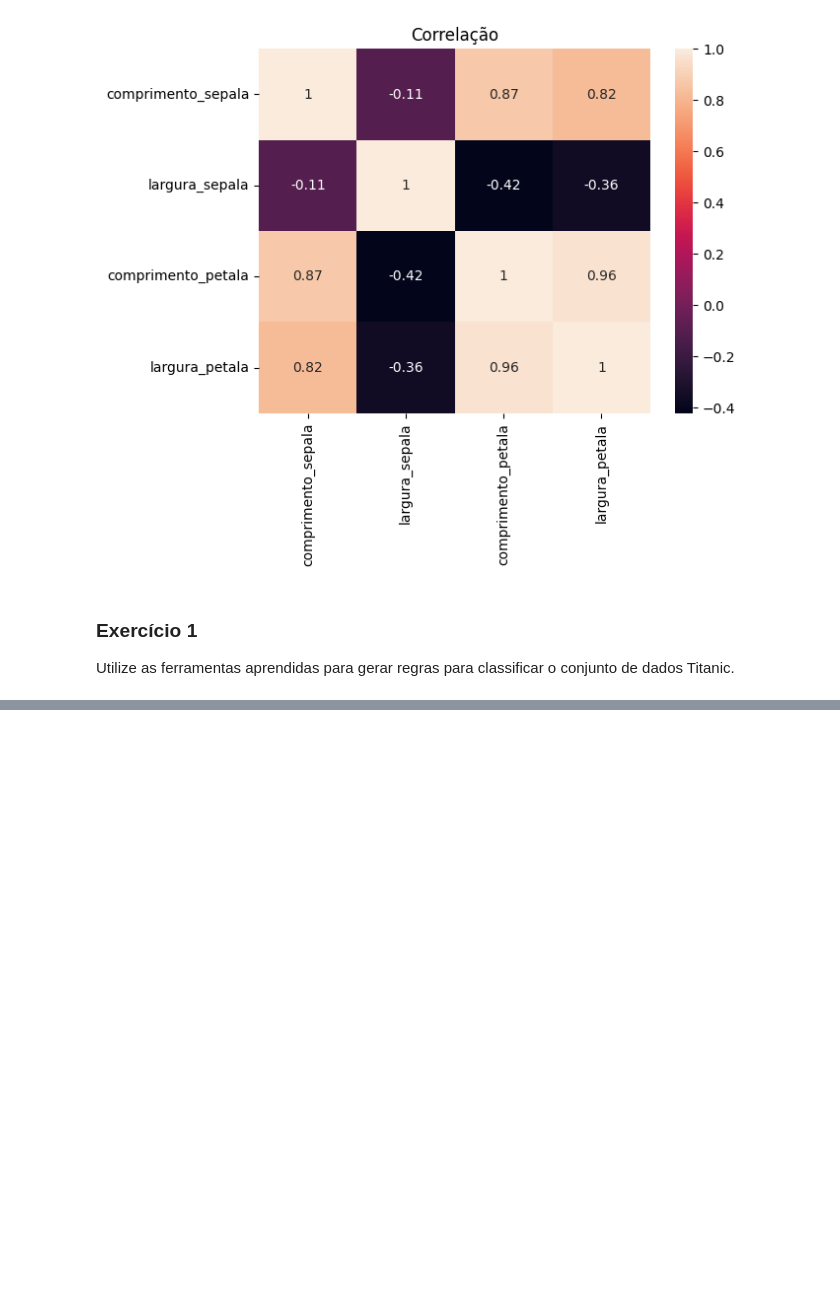
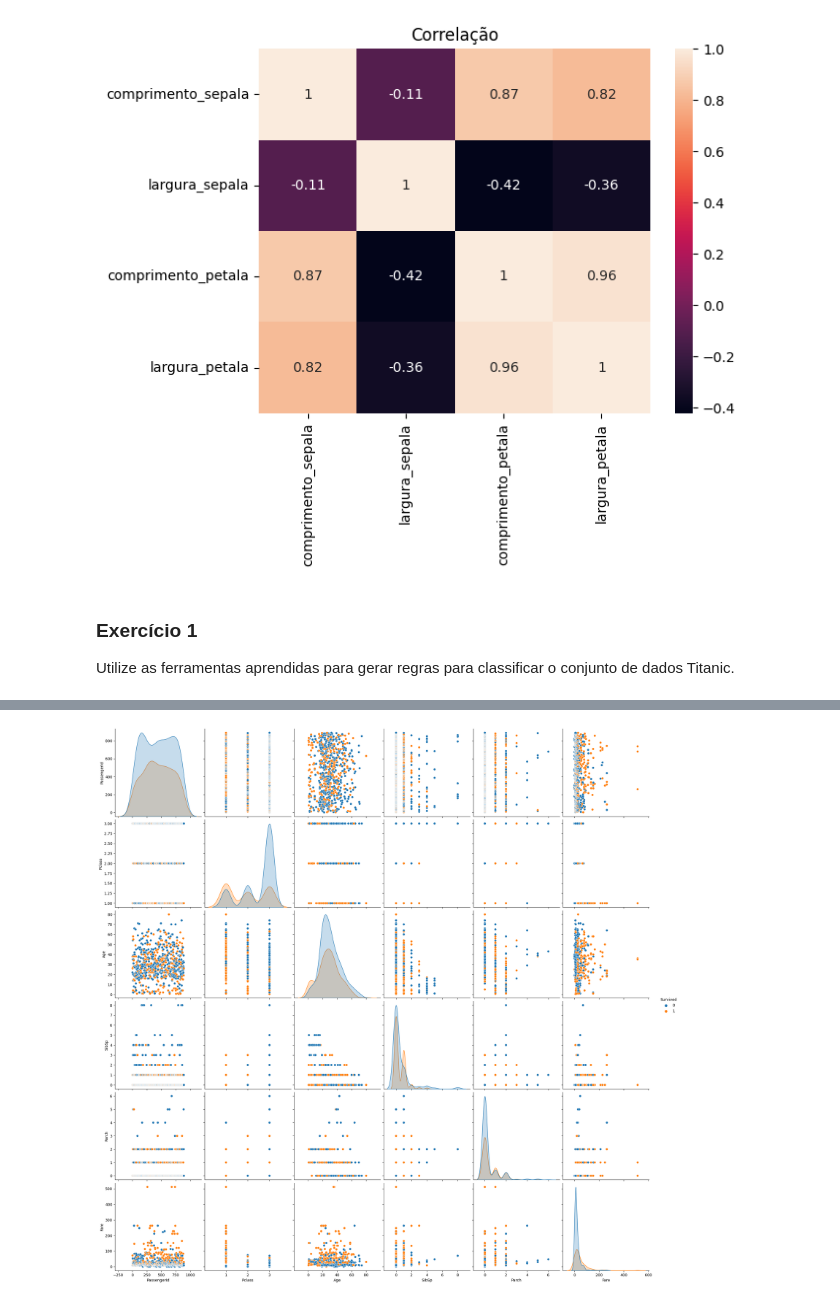
Before and after one commit to luadeprataart/Reconhecimento-de-Padroes, a Jupyter notebook: 03_Analise_Exploratoria.ipynb, the cells around one changed output, grey strips where cells are left out. Drawn from its saved outputs; the diff is of its cells as text; code cells hidden in the pictures; blank space fills up the shorter version.

```diff
--- a/03_Analise_Exploratoria.ipynb
+++ b/03_Analise_Exploratoria.ipynb
@@ -203,0 +249,11 @@ titanic = pd.read_csv('titanic.data')
+# %%
+import seaborn as sns
+import matplotlib.pyplot as plt
+
+# matriz de gráficos scatter
+sns.pairplot(titanic, hue='Survived', height=3.5); # size -> height
+
+# mostra o gráfico usando a função show() da matplotlib
+plt.show()
+# %% [output]
+[figure, added]
```
Also changed, not shown: parts of 12 cells of this notebook.
